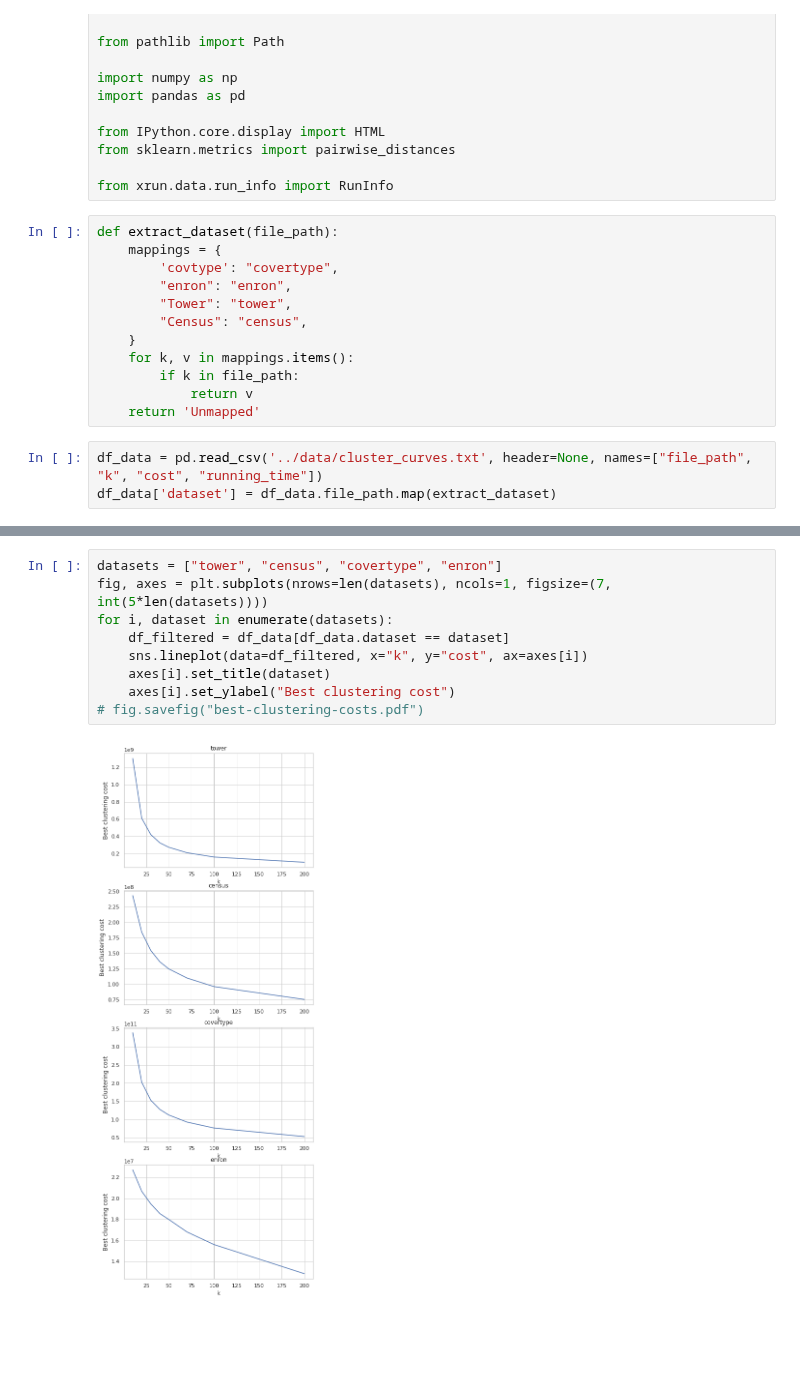
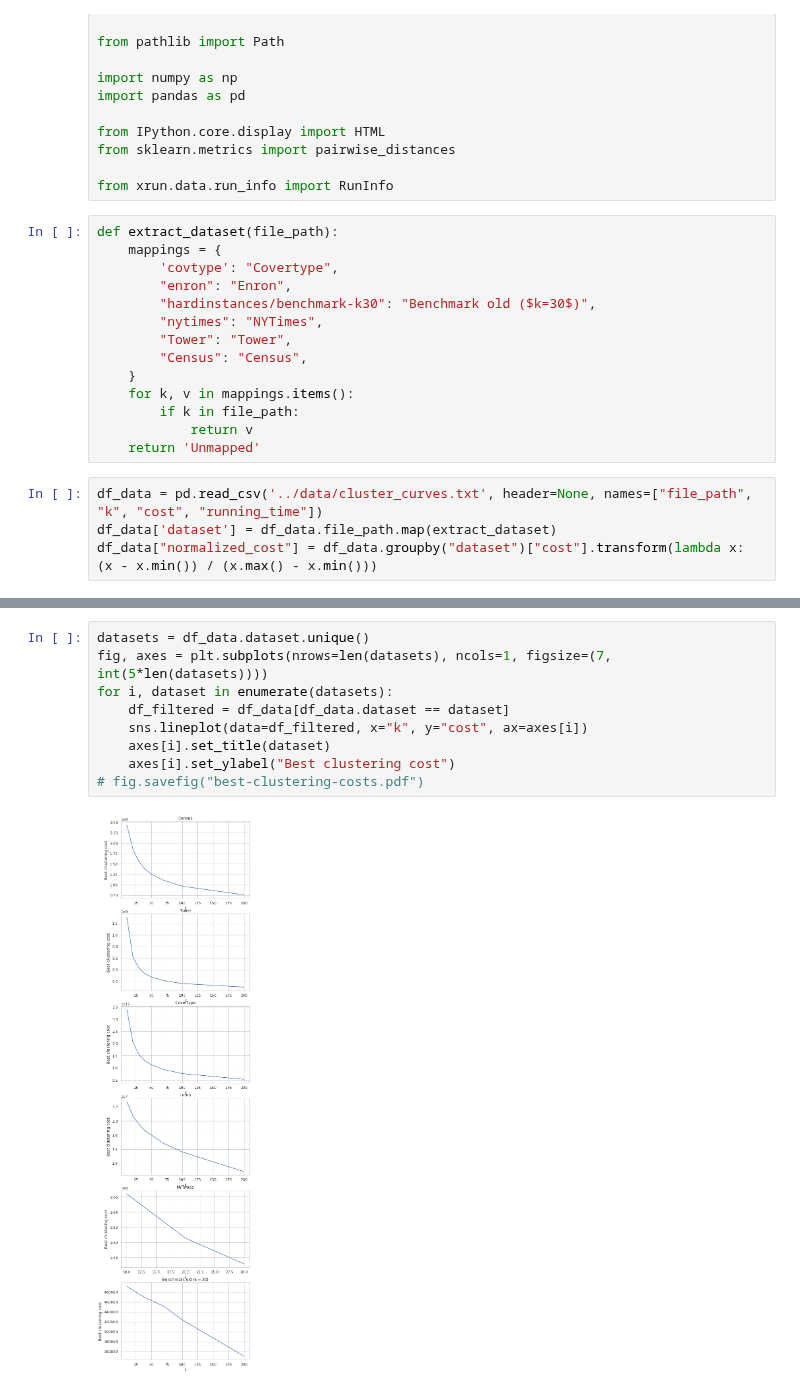
Before and after one commit to sheikhomar/coresets-bench, a Jupyter notebook: pynb/14-cost-curves.ipynb, the cells around one changed output, grey strips where cells are left out. Cells and saved outputs as stored; diff of their text form; blank space fills up the shorter version.

Commit message:
Update notebook for visualising cost curves.

```diff
--- a/pynb/14-cost-curves.ipynb
+++ b/pynb/14-cost-curves.ipynb
@@ -29,10 +29,12 @@ from xrun.data.run_info import RunInfo
 # %%
 def extract_dataset(file_path):
     mappings = {
-        'covtype': "covertype",
-        "enron": "enron",
-        "Tower": "tower",
-        "Census": "census",
+        'covtype': "Covertype",
+        "enron": "Enron",
+        "hardinstances/benchmark-k30": "Benchmark old ($k=30$)",
+        "nytimes": "NYTimes",
+        "Tower": "Tower",
+        "Census": "Census",
     }
     for k, v in mappings.items():
         if k in file_path:
@@ -41,6 +43,7 @@ def extract_dataset(file_path):
 # %%
 df_data = pd.read_csv('../data/cluster_curves.txt', header=None, names=["file_path", "k", "cost", "running_time"])
 df_data['dataset'] = df_data.file_path.map(extract_dataset)
+df_data["normalized_cost"] = df_data.groupby("dataset")["cost"].transform(lambda x: (x - x.min()) / (x.max() - x.min()))
 # %%
 df_data
 # %% [output]
@@ -64,11 +80,11 @@ df_data
 # %%
-datasets = ["tower", "census", "covertype", "enron"]
+datasets = df_data.dataset.unique()
 fig, axes = plt.subplots(nrows=len(datasets), ncols=1, figsize=(7, int(5*len(datasets))))
 for i, dataset in enumerate(datasets):
     df_filtered = df_data[df_data.dataset == dataset]
     sns.lineplot(data=df_filtered, x="k", y="cost", ax=axes[i])
     axes[i].set_title(dataset)
     axes[i].set_ylabel("Best clustering cost")
 # fig.savefig("best-clustering-costs.pdf")
 # %% [output]
-[figure, old version]
+[figure, new version]
```
Also changed, not shown: parts of 2 cells of this notebook.
